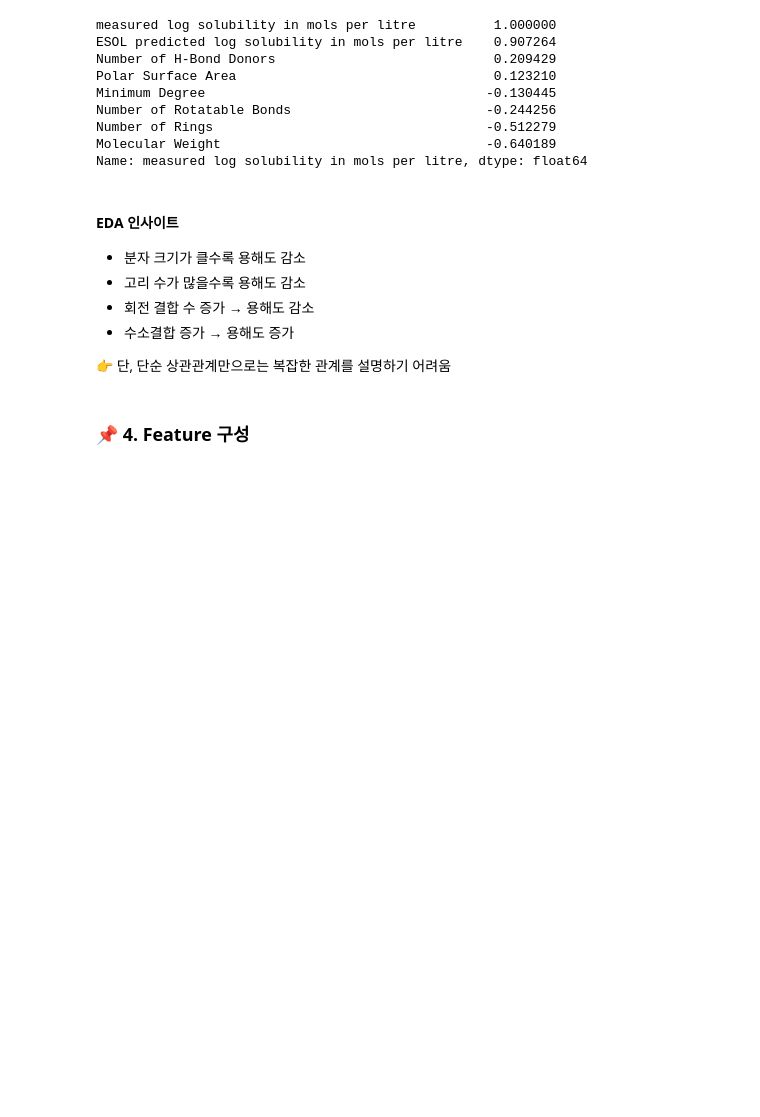
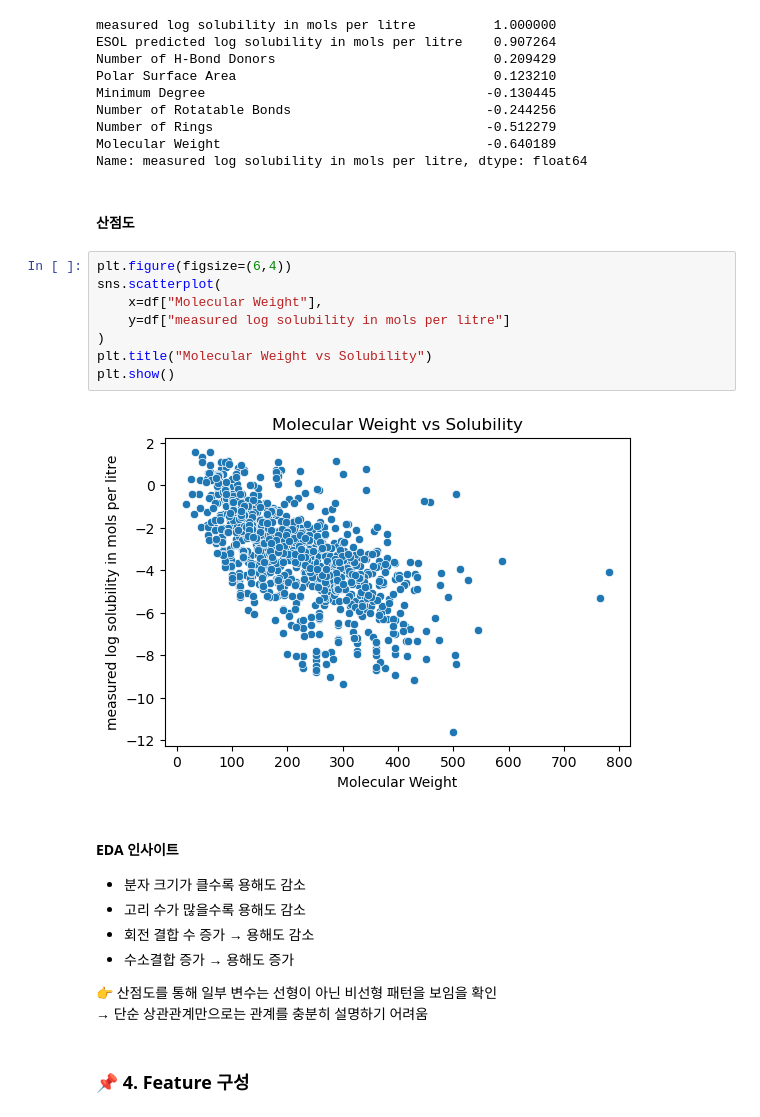
Before and after one commit to mars7421/molecular-property-prediction, a Jupyter notebook: notebooks/solubility_prediction_modeling.ipynb, the cells around one changed output. Cells and saved outputs as stored; diff of their text form; blank space fills up the shorter version.

Commit message:
Add scatter plots and feature importance visualization

```diff
--- a/notebooks/solubility_prediction_modeling.ipynb
+++ b/notebooks/solubility_prediction_modeling.ipynb
@@ -69,6 +73,18 @@ Number of Rotatable Bonds                         -0.244256
 Number of Rings                                   -0.512279
 Molecular Weight                                  -0.640189
 Name: measured log solubility in mols per litre, dtype: float64
+# %% [markdown]
+#### **산점도**
+# %%
+plt.figure(figsize=(6,4))
+sns.scatterplot(
+    x=df["Molecular Weight"],
+    y=df["measured log solubility in mols per litre"]
+)
+plt.title("Molecular Weight vs Solubility")
+plt.show()
+# %% [output]
+[figure, added]
 # %% [markdown]
 #### **EDA 인사이트**
 
@@ -77,7 +93,8 @@ Name: measured log solubility in mols per litre, dtype: float64
 - 회전 결합 수 증가 → 용해도 감소
 - 수소결합 증가 → 용해도 증가
 
-👉 단, 단순 상관관계만으로는 복잡한 관계를 설명하기 어려움
+👉 산점도를 통해 일부 변수는 선형이 아닌 비선형 패턴을 보임을 확인
+    → 단순 상관관계만으로는 관계를 충분히 설명하기 어려움
 # %% [markdown]
 ### 📌 **4. Feature 구성**
 # %%
```
Also changed, not shown: parts of 13 cells of this notebook.
